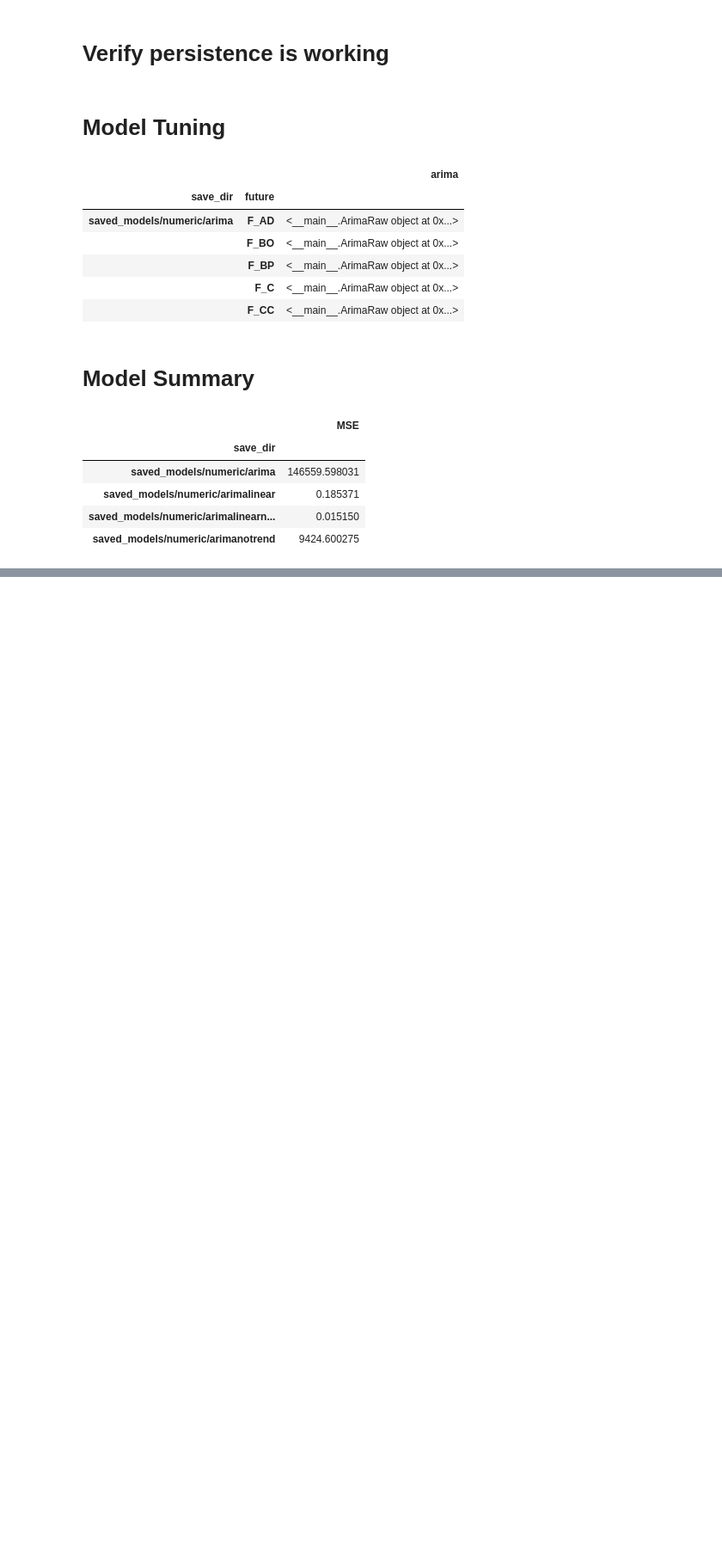
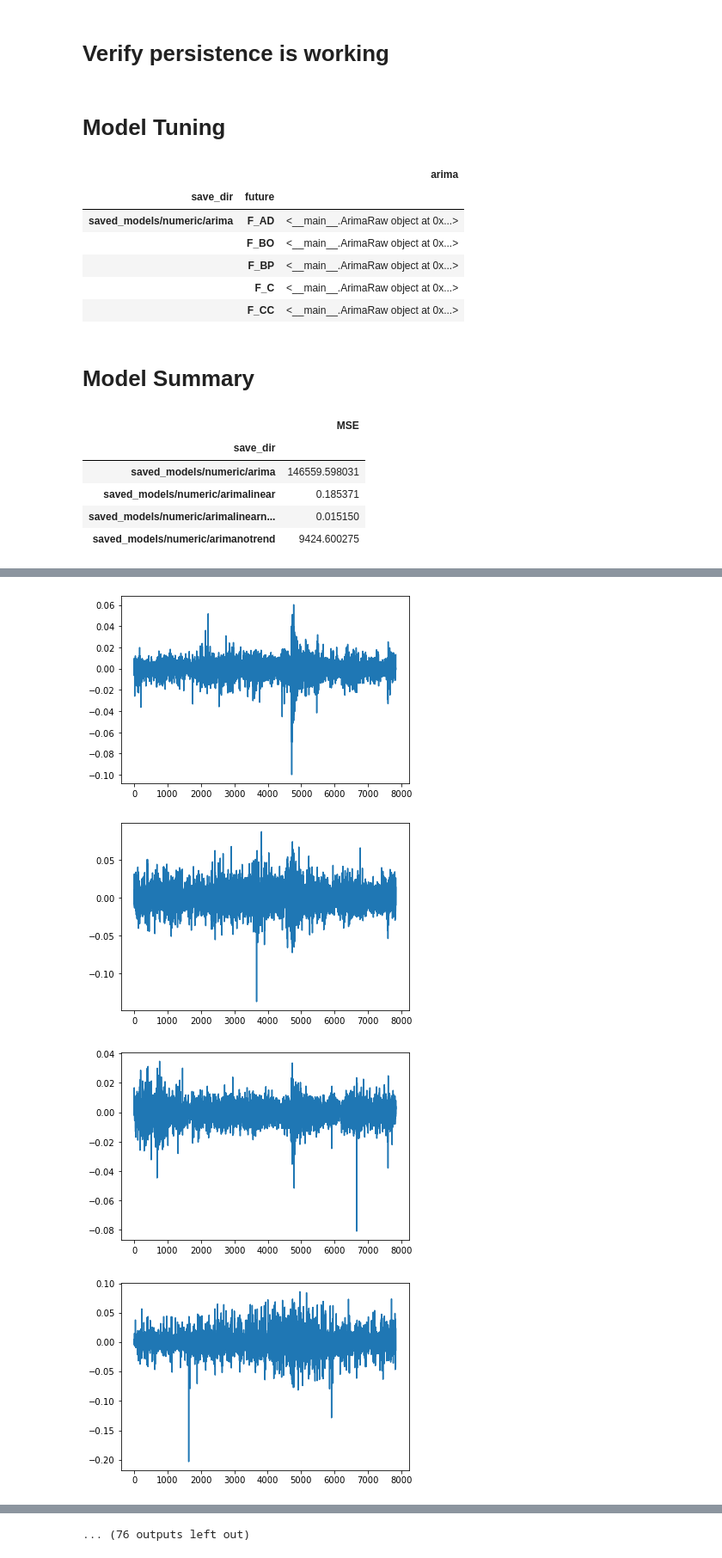
Before and after one commit to aeronsimshihwin/BT4013-toofdoctor, a Jupyter notebook: tuning_numeric_arima.ipynb, the cells around one changed output, grey strips where cells are left out. Shown at 86% size. Saved outputs shown, nothing was run; the diff lists cells and outputs as text; code cells hidden in the pictures; blank space fills up the shorter version.

```diff
--- a/tuning_numeric_arima.ipynb
+++ b/tuning_numeric_arima.ipynb
@@ -219,0 +222,2 @@ np.sqrt(summary.groupby('save_dir').mean())
+# %%
+data = utils.load_futures_data()
@@ -219,0 +226,28 @@ np.sqrt(summary.groupby('save_dir').mean())
+# %%
+transformations = {
+    'raw': lambda x: x,
+    'linearize': lambda x: np.log(x),
+    'detrend': lambda x: np.diff(x),
+    'linearize_detrend': lambda x: np.diff(np.log(x)),
+}
+
+metrics = {
+    'rsquared': lambda fit: fit.rsquared,
+    'pvalue': lambda fit: fit.pvalues[1],
+}
+
+results = pd.DataFrame(
+    index = pd.MultiIndex.from_product([utils.futuresList, transformations], names=['future', 'transformation']),
+    columns = metrics,
+)
+
+for future, name in tqdm(results.index):
+    f = transformations[name]
+    y = f(data[future]['CLOSE'])
+    X = sm.add_constant(np.arange(len(y)))
+    fit = sm.OLS(y, X).fit()
+
+    for metric, func in metrics.items():
+        results.loc[(future, name), metric] = func(fit)
+
+results.head()
@@ -219,0 +265,9 @@ np.sqrt(summary.groupby('save_dir').mean())
+# %%
+for future in utils.futuresList:
+    pd.Series(transformations['linearize_detrend'](data[future]['CLOSE'])).plot()
+    plt.show()
+# %% [output]
+[figure, added]
+[figure, added]
+[figure, added]
+[figure, added]
@@ -219,0 +282 @@ np.sqrt(summary.groupby('save_dir').mean())
+... (76 outputs left out)
```
Also changed, not shown: parts of 11 cells of this notebook.
